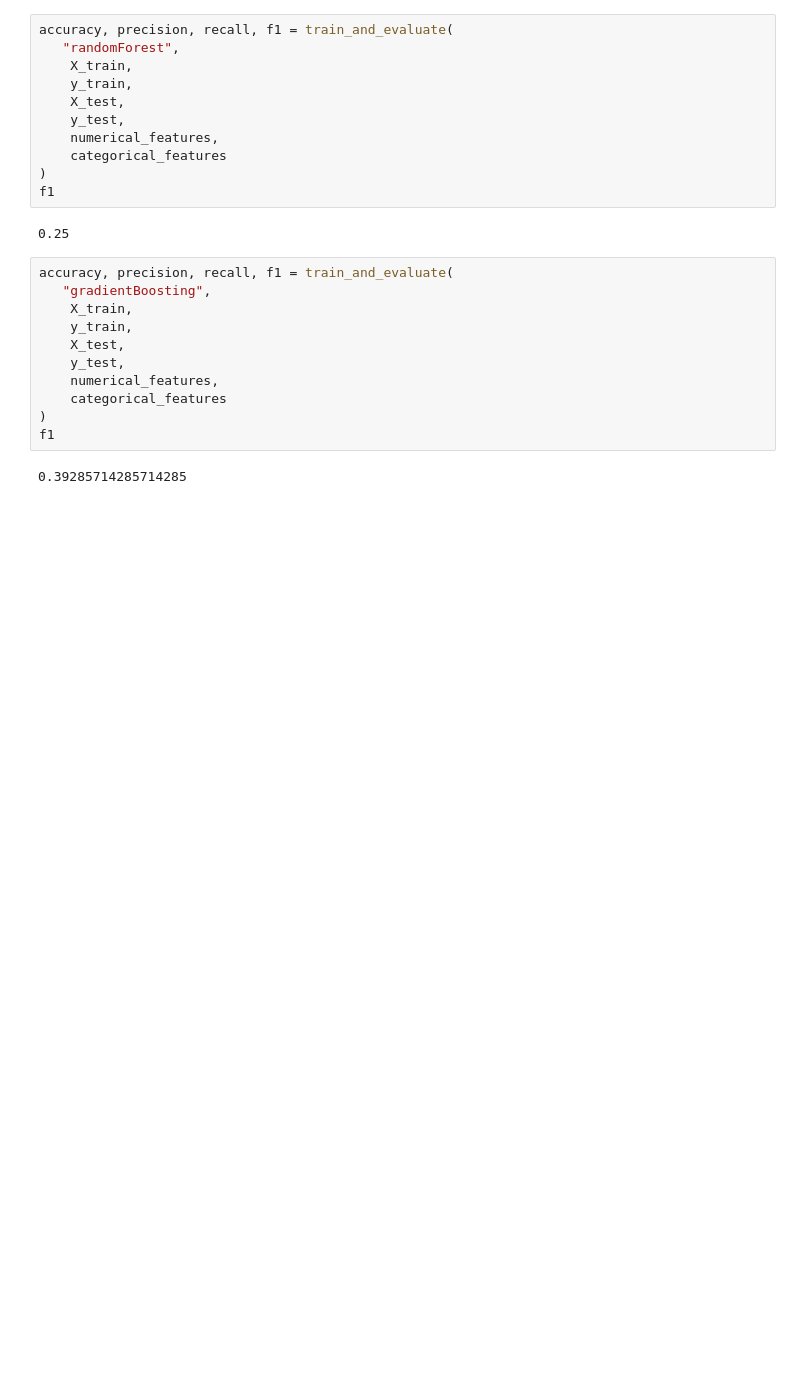
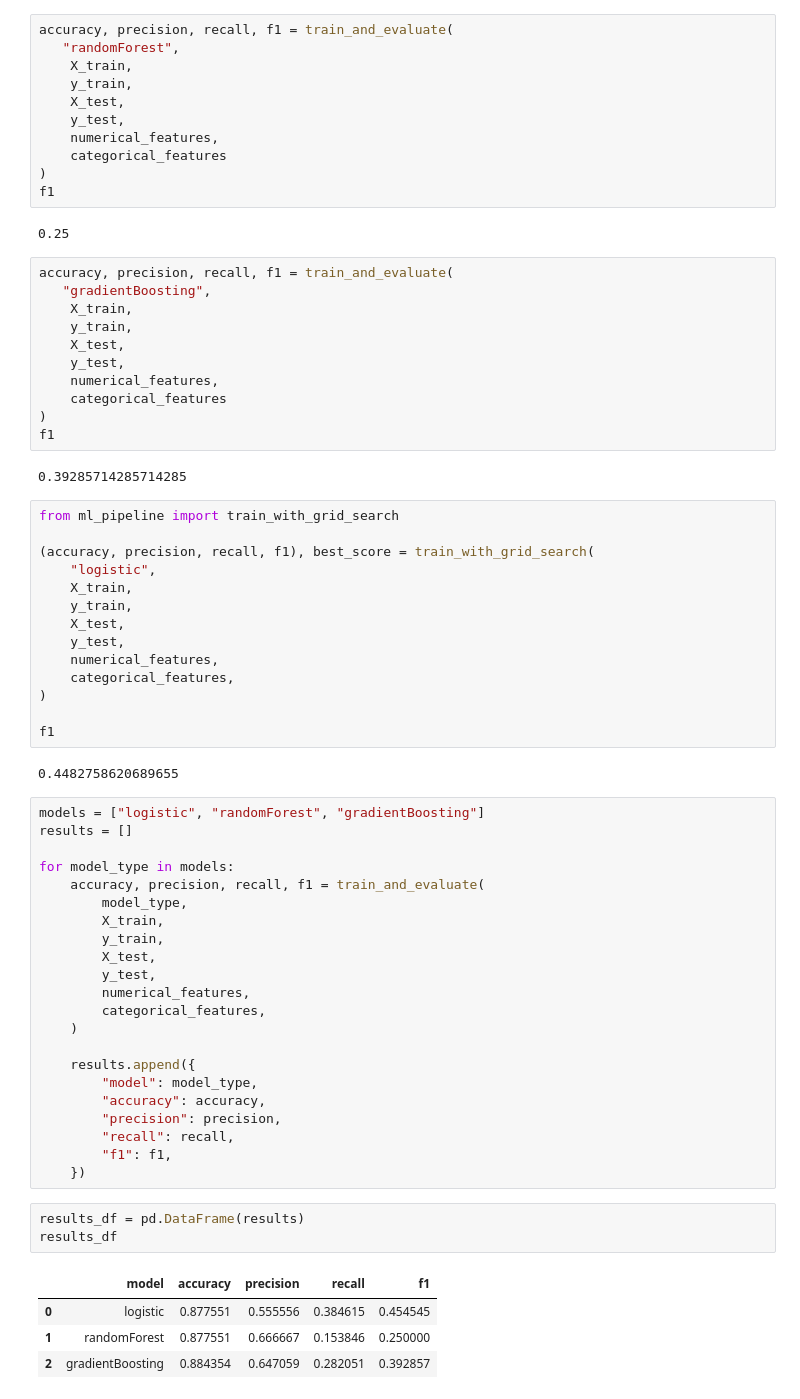
Before and after one commit to codehass/retention-ai-hr-assistant-API, a Jupyter notebook: ml/eda.ipynb, the cells around one changed output. Cells and saved outputs as stored; diff of their text form; blank space fills up the shorter version.

Commit message:
train model using grid search

```diff
--- a/ml/eda.ipynb
+++ b/ml/eda.ipynb
@@ -349,3 +349,49 @@ accuracy, precision, recall, f1 = train_and_evaluate(
 f1
 # %% [output]
 0.39285714285714285
+# %%
+from ml_pipeline import train_with_grid_search
+
+(accuracy, precision, recall, f1), best_score = train_with_grid_search(
+    "logistic",
+    X_train,
+    y_train,
+    X_test,
+    y_test,
+    numerical_features,
+    categorical_features,
+)
+
+f1
+# %% [output]
+0.4482758620689655
+# %%
+models = ["logistic", "randomForest", "gradientBoosting"]
+results = []
+
+for model_type in models:
+    accuracy, precision, recall, f1 = train_and_evaluate(
+        model_type,
+        X_train,
+        y_train,
+        X_test,
+        y_test,
+        numerical_features,
+        categorical_features,
+    )
+
+    results.append({
+        "model": model_type,
+        "accuracy": accuracy,
+        "precision": precision,
+        "recall": recall,
+        "f1": f1,
+    })
+# %%
+results_df = pd.DataFrame(results)
+results_df
+# %% [output]
+|  | model | accuracy | precision | recall | f1 |
+| 0 | logistic | 0.877551 | 0.555556 | 0.384615 | 0.454545 |
+| 1 | randomForest | 0.877551 | 0.666667 | 0.153846 | 0.250000 |
+| 2 | gradientBoosting | 0.884354 | 0.647059 | 0.282051 | 0.392857 |
```
